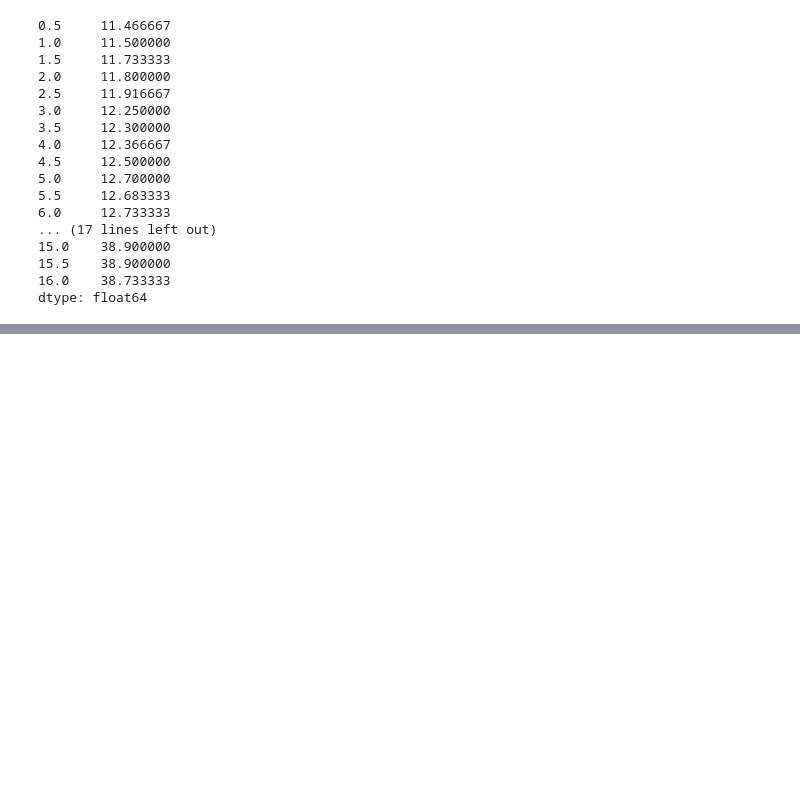
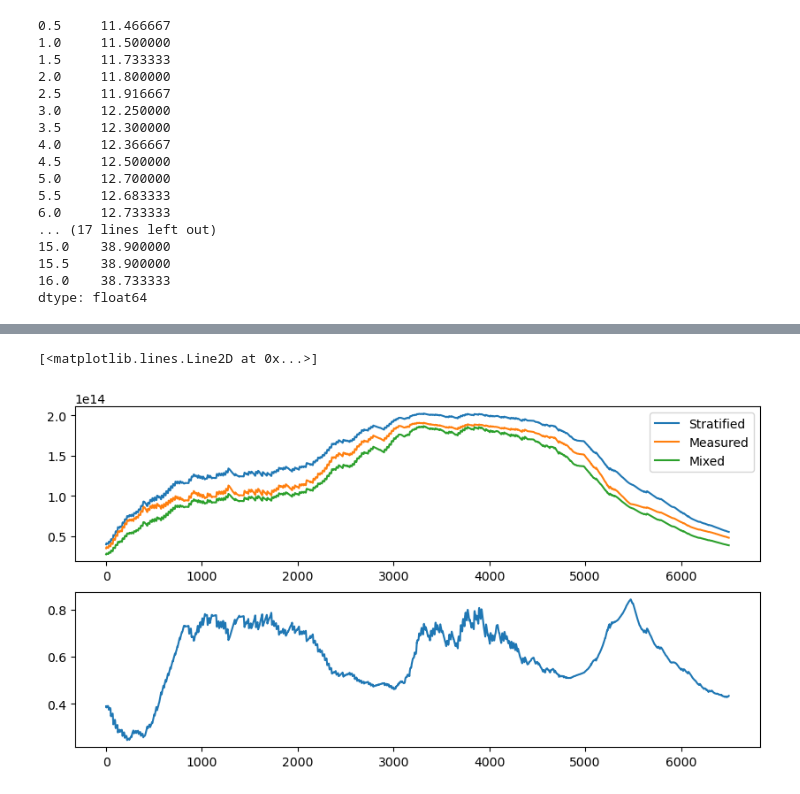
Before and after one commit to petergroenning/thesis_project, a Jupyter notebook: notebooks/eval.ipynb, the cells around one changed output, grey strips where cells are left out. Saved outputs shown, nothing was run; the diff lists cells and outputs as text; code cells hidden in the pictures; blank space fills up the shorter version.

```diff
--- a/notebooks/eval.ipynb
+++ b/notebooks/eval.ipynb
@@ -200,0 +321,12 @@ plt.plot(np.log(energy_content(water_sensors.iloc[:], v)))
+# %%
+fig, ax = plt.subplots(2,1, figsize=(10, 5))
+ax[0].plot(Me_str_true, label='Stratified')
+ax[0].plot(Me_true, label='Measured')
+ax[0].plot(Me_Mix_true, label='Mixed')
+ax[0].legend()
+
+MIX_true = (Me_str_true - Me_true)/(Me_str_true - Me_Mix_true)
+ax[1].plot(MIX_true)
+# %% [output]
+[<matplotlib.lines.Line2D at 0x...>]
+[figure, added]
```
Also changed, not shown: parts of 16 cells of this notebook, 6 other files.
